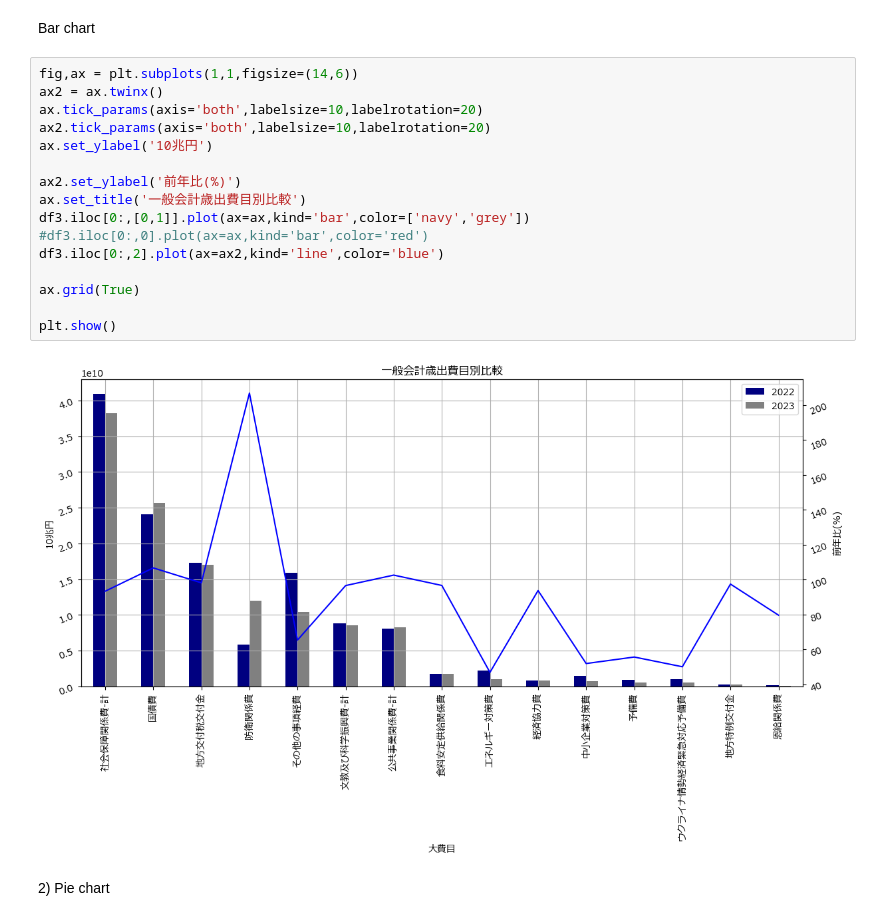
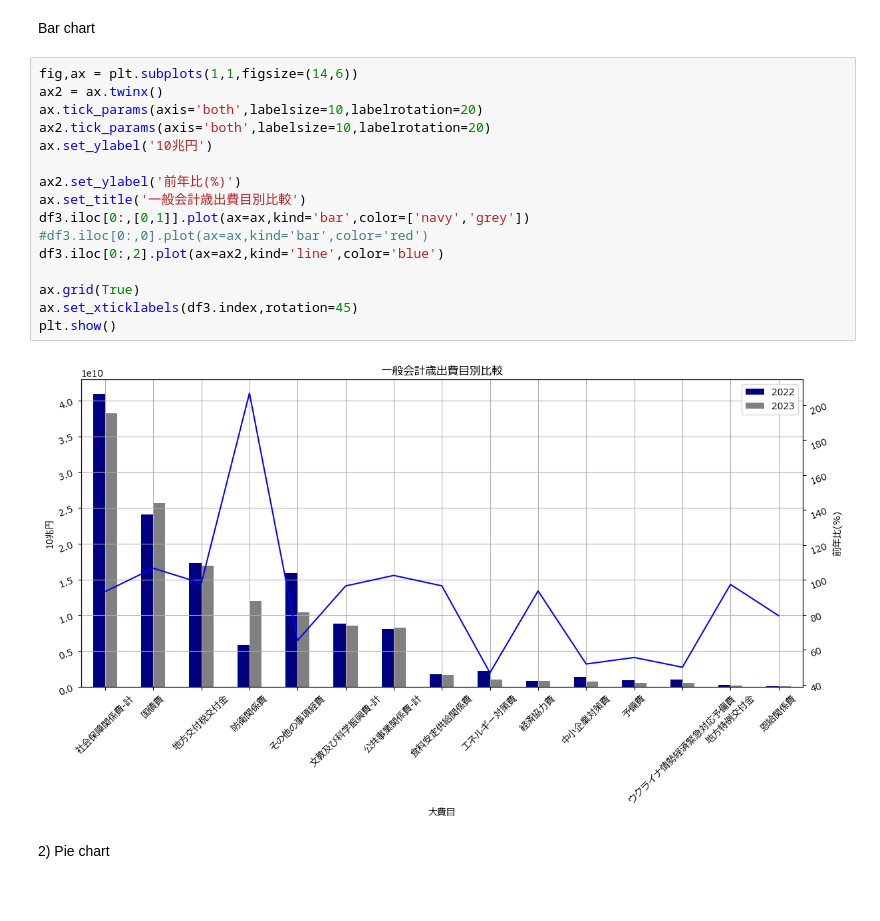
Before and after one commit to Pipikopimame/orbe_public2, a Jupyter notebook: 政府一般会計歳出.ipynb, the cells around one changed output. Saved outputs shown, nothing was run; the diff lists cells and outputs as text; blank space fills up the shorter version.

```diff
--- a/政府一般会計歳出.ipynb
+++ b/政府一般会計歳出.ipynb
@@ -184,21 +185,21 @@ df3
 # %%
 fig,ax = plt.subplots(1,1,figsize=(14,6))
 ax2 = ax.twinx()
 ax.tick_params(axis='both',labelsize=10,labelrotation=20)
 ax2.tick_params(axis='both',labelsize=10,labelrotation=20)
 ax.set_ylabel('10兆円')
 
 ax2.set_ylabel('前年比(%)')
 ax.set_title('一般会計歳出費目別比較')
 df3.iloc[0:,[0,1]].plot(ax=ax,kind='bar',color=['navy','grey'])
 #df3.iloc[0:,0].plot(ax=ax,kind='bar',color='red')
 df3.iloc[0:,2].plot(ax=ax2,kind='line',color='blue')
 
 ax.grid(True)
-
+ax.set_xticklabels(df3.index,rotation=45)
 plt.show()
 # %% [output]
-[figure, old version]
+[figure, new version]
 # %% [markdown]
 <p>2) Pie chart</p>
 # %%
```
Also changed, not shown: parts of 1 cell of this notebook.
